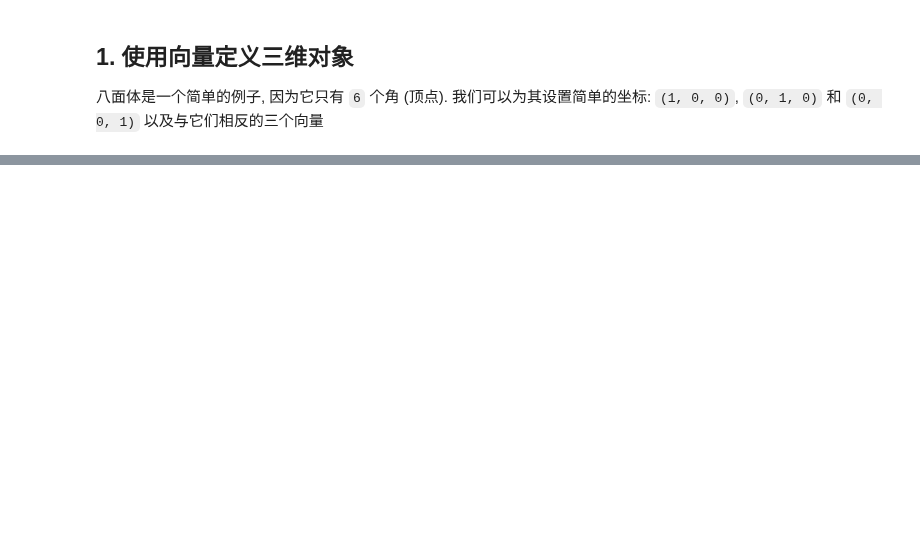
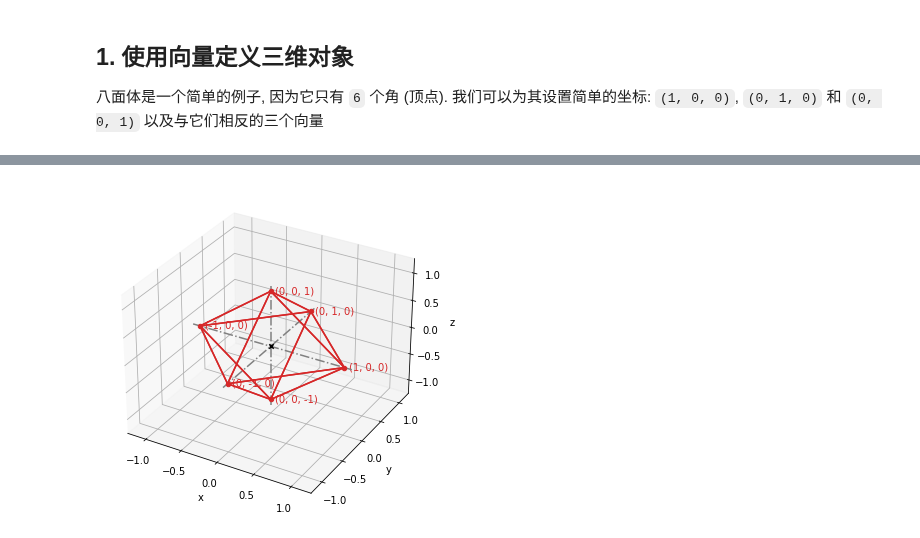
Before and after one commit to alvin-qh/study-python, a Jupyter notebook: math/notebooks/vector3d/draw3d.ipynb, the cells around one changed output, grey strips where cells are left out. Cells and saved outputs as stored; diff of their text form; code cells hidden in the pictures; blank space fills up the shorter version.

```diff
--- a/math/notebooks/vector3d/draw3d.ipynb
+++ b/math/notebooks/vector3d/draw3d.ipynb
@@ -50,0 +93,20 @@ draw3d(
+# %%
+#  定义 8 边形对应的 8 个三角形面
+faces = [
+    [(1, 0, 0), (0, 1, 0), (0, 0, 1)],
+    [(1, 0, 0), (0, 0, -1), (0, 1, 0)],
+    [(1, 0, 0), (0, 0, 1), (0, -1, 0)],
+    [(1, 0, 0), (0, -1, 0), (0, 0, -1)],
+    [(-1, 0, 0), (0, 0, 1), (0, 1, 0)],
+    [(-1, 0, 0), (0, 1, 0), (0, 0, -1)],
+    [(-1, 0, 0), (0, -1, 0), (0, 0, 1)],
+    [(-1, 0, 0), (0, 0, -1), (0, -1, 0)],
+]
+
+# 计算 6 个顶点
+draw3d(
+    Points3D(*vertices(faces), color=Color.red),  # 绘制 8 条边对应的 6 个顶点
+    *[Polygon3D(*vs, color=Color.red) for vs in faces],  # 绘制 8 个面
+)
+# %% [output]
+[figure, added]
```
Also changed, not shown: parts of 5 cells of this notebook, 6 other files.
